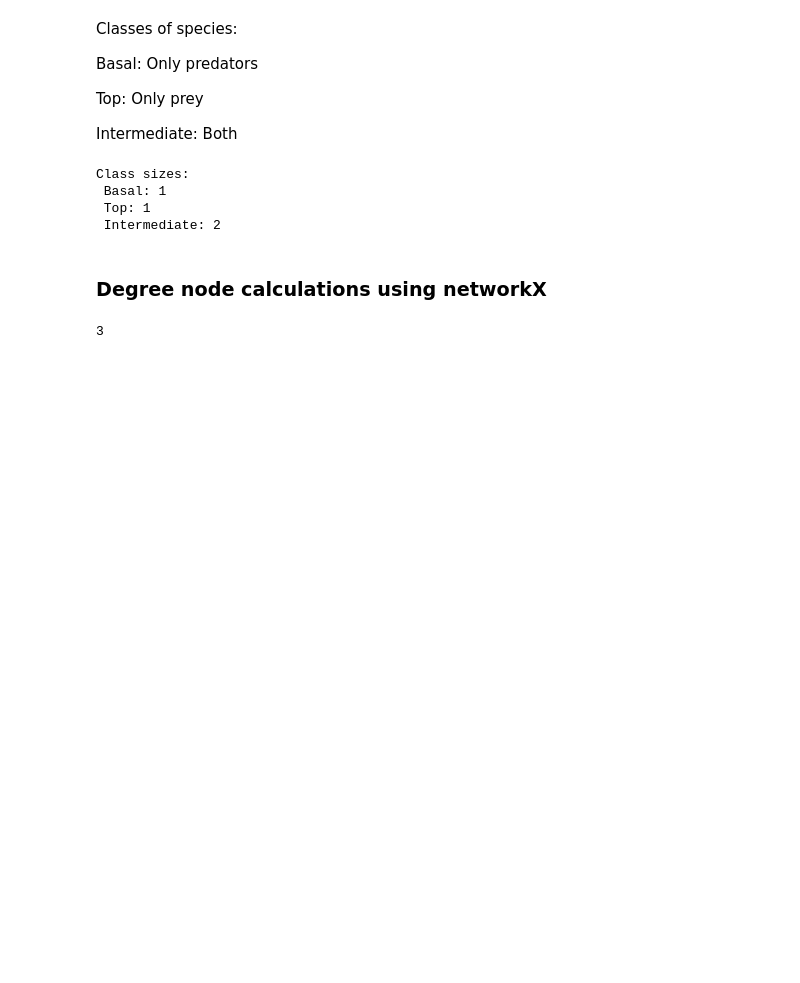
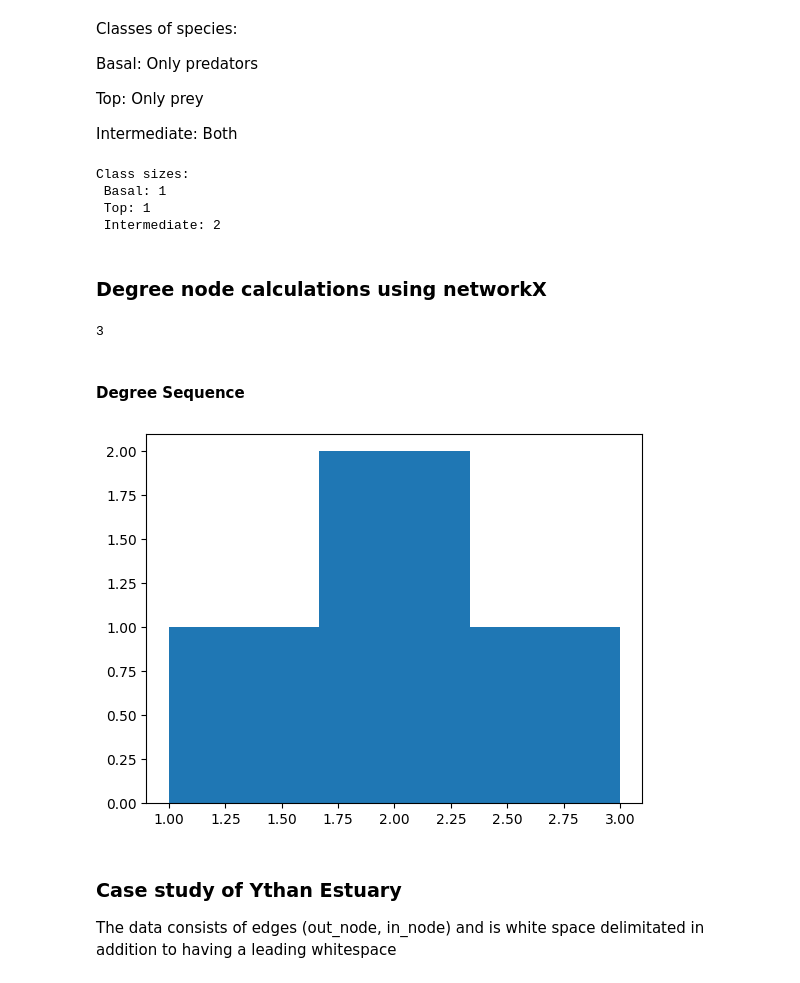
Before and after one commit to bryaneadams/data_sci_complex_networks, a Jupyter notebook: food_webs.ipynb, the cells around one changed output. Cells and saved outputs as stored; diff of their text form; code cells hidden in the pictures; blank space fills up the shorter version.

```diff
--- a/food_webs.ipynb
+++ b/food_webs.ipynb
@@ -81,3 +81,12 @@ G.add_edge(2,4)
 G.degree(2)
 # %% [output]
 3
+# %% [markdown]
+#### Degree Sequence
+# %%
+degree_sequence = []
+for i in range(num_species):
+    degree = 0
+    for j in range(num_species):
+        degree+=adjacency_matrix[i][j]
+    degree_sequence.append(degree)
@@ -83,0 +95,9 @@ G.degree(2)
+# %%
+plt.hist(degree_sequence, bins=3)
+plt.show()
+# %% [output]
+[figure, added]
+# %% [markdown]
+### Case study of Ythan Estuary
+
+The data consists of edges (out_node, in_node) and is white space delimitated in addition to having a leading whitespace
```
Also changed, not shown: parts of 25 cells of this notebook, 2 other files.
